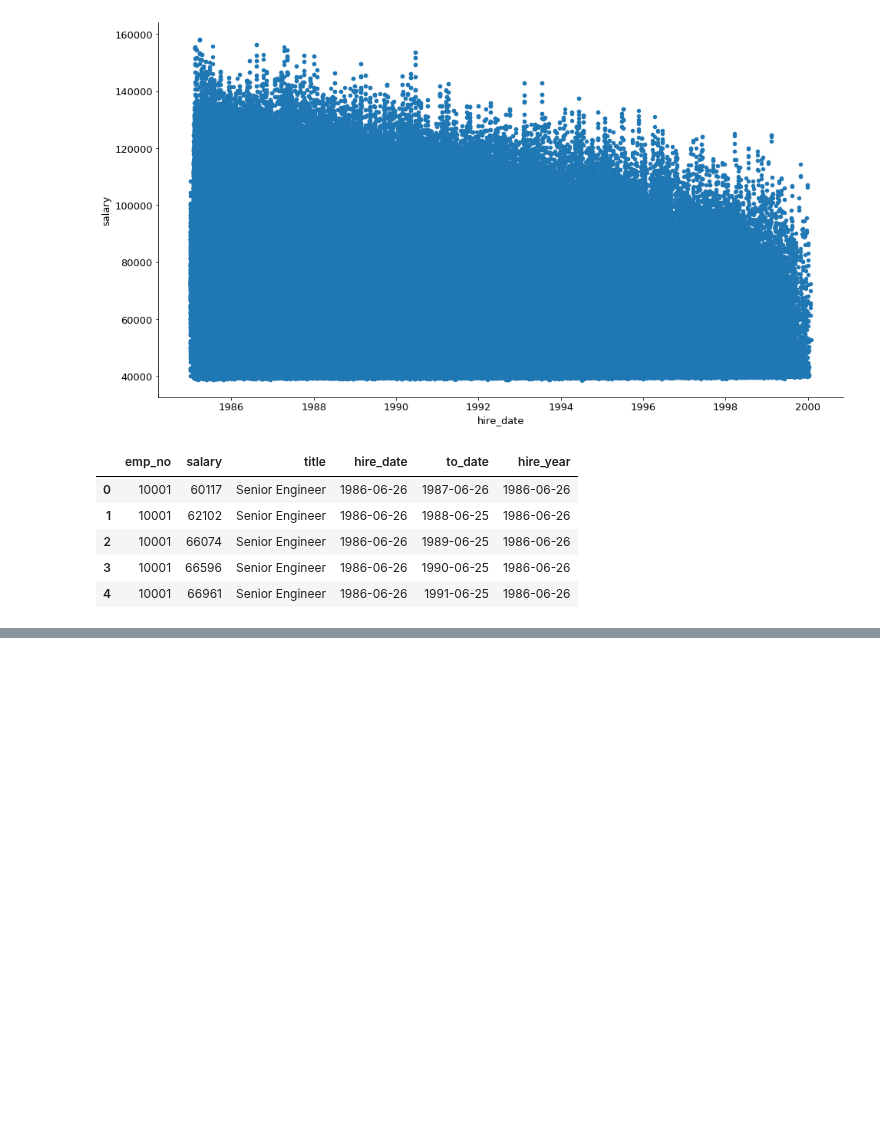
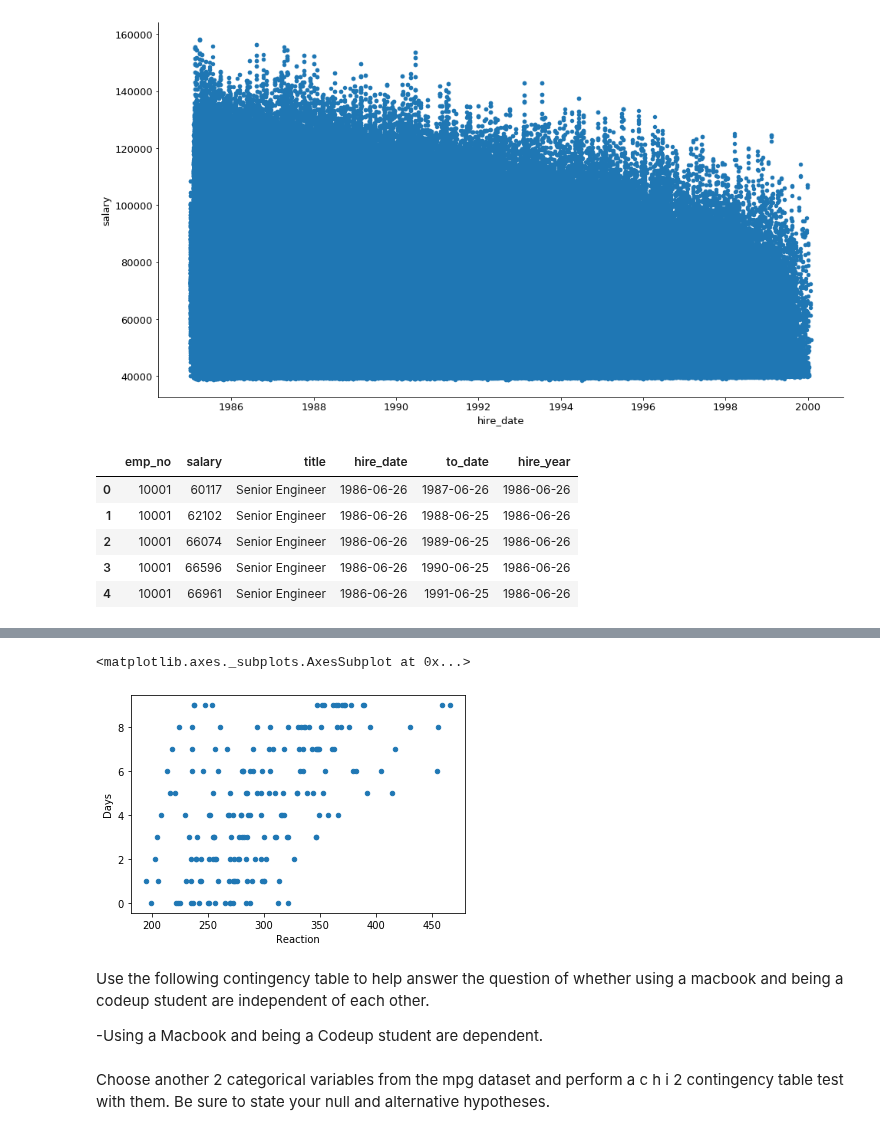
Before and after one commit to matt-c-knight/statistics-exercises, a Jupyter notebook: statistics-exercises/hypothesis_testing.ipynb, the cells around one changed output, grey strips where cells are left out. Cells and saved outputs as stored; diff of their text form; code cells hidden in the pictures; blank space fills up the shorter version.

```diff
--- a/statistics-exercises/hypothesis_testing.ipynb
+++ b/statistics-exercises/hypothesis_testing.ipynb
@@ -472,0 +527,2 @@ y = salaries.hire_year
+# %%
+sleepstudy = data('sleepstudy')
@@ -478,0 +562,16 @@ salaries
+# %%
+sleepstudy.plot.scatter(y='Days',x='Reaction')
+# %% [output]
+<matplotlib.axes._subplots.AxesSubplot at 0x...>
+[figure, added]
+# %% [markdown]
+Use the following contingency table to help answer the question of whether using a macbook and being a codeup student are independent of each other.
+
+-Using a Macbook and being a Codeup student are dependent.
+# %% [markdown]
+Choose another 2 categorical variables from the mpg dataset and perform a
+c
+h
+i
+2
+ contingency table test with them. Be sure to state your null and alternative hypotheses.
```
Also changed, not shown: parts of 32 cells of this notebook.
